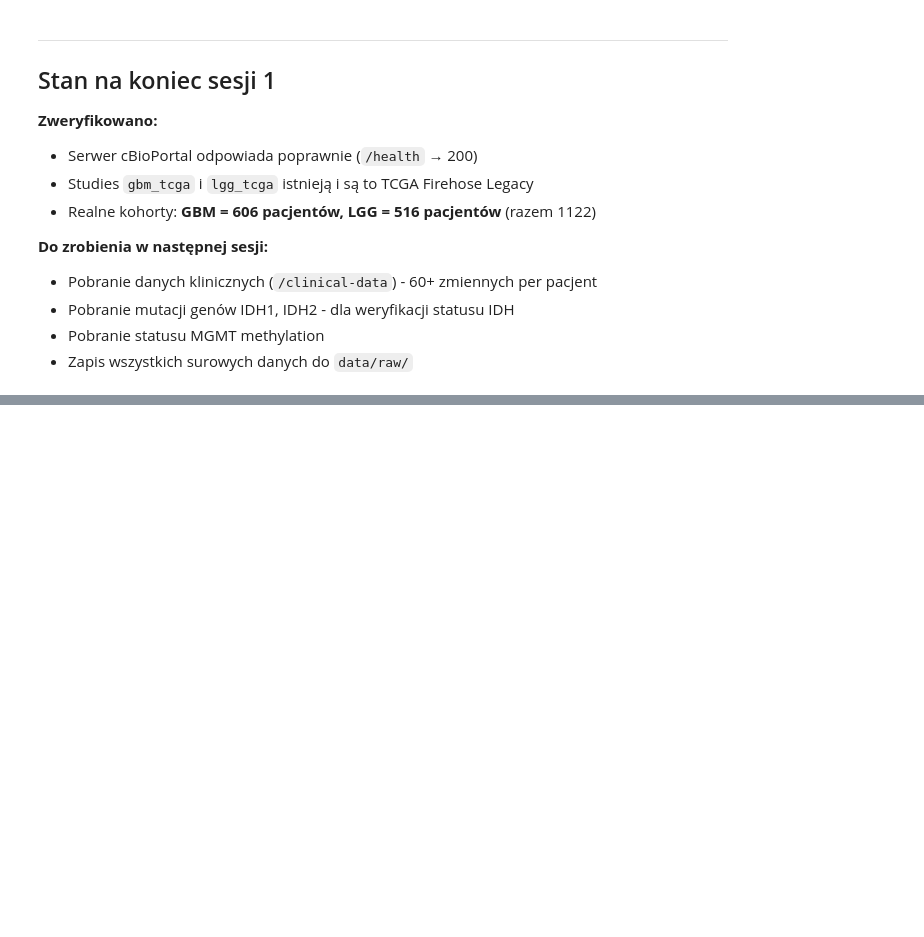
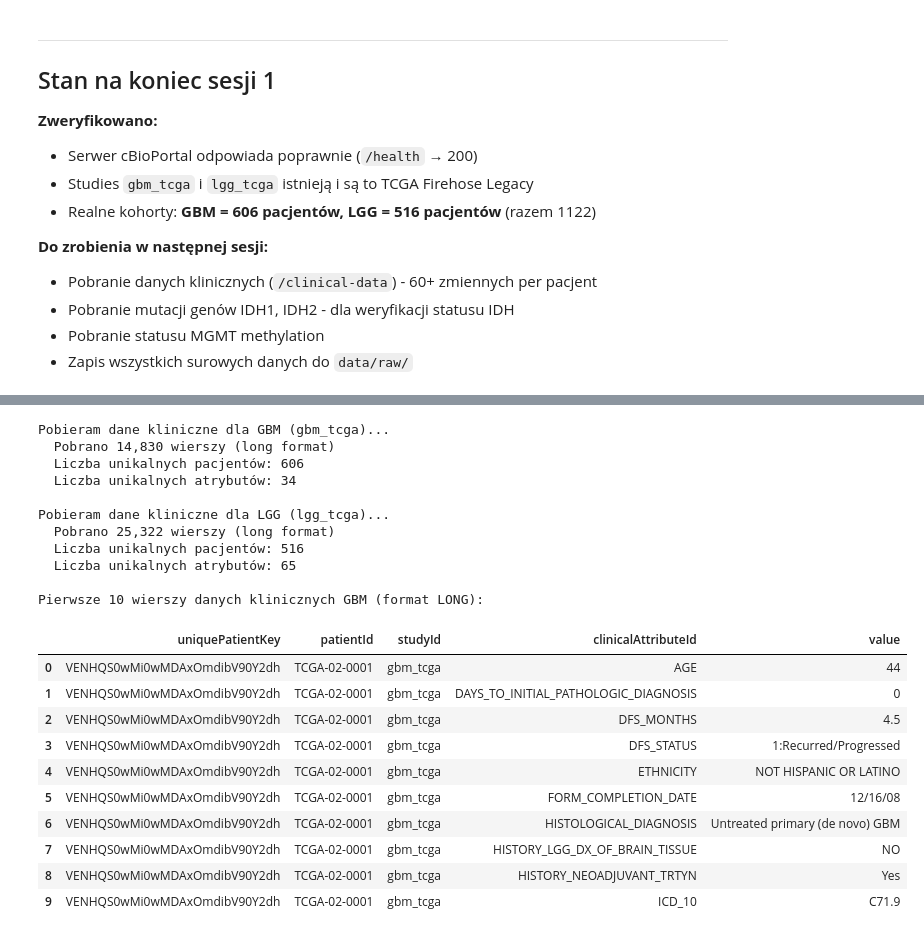
Before and after one commit to AnnaZimniewicz/tcga-glioma-survival, a Jupyter notebook: notebooks/01_data_acquisition.ipynb, the cells around one changed output, grey strips where cells are left out. Cells and saved outputs as stored; diff of their text form; code cells hidden in the pictures; blank space fills up the shorter version.

```diff
--- a/notebooks/01_data_acquisition.ipynb
+++ b/notebooks/01_data_acquisition.ipynb
@@ -291,0 +298,58 @@ Pierwsze 3 wiersze GBM:
+# %%
+# === KROK 6: Pobranie danych klinicznych w formacie LONG ===
+
+# Słownik, w którym zbierzemy dane kliniczne per studium
+clinical_long_per_study = {}
+
+for label, study_id in STUDY_IDS.items():
+    # Endpoint zwraca wszystkie dane kliniczne dla pacjentów w studium
+    url = f"{BASE_URL}/studies/{study_id}/clinical-data"
+
+    # clinicalDataType=PATIENT - chcemy atrybuty pacjenta (nie próbki)
+    # projection=SUMMARY - mniej pól, ale wszystko, czego nam trzeba
+    params = {
+        "clinicalDataType": "PATIENT",
+        "projection": "SUMMARY",
+        "pageSize": 1_000_000,
+        "pageNumber": 0,
+    }
+
+    print(f"Pobieram dane kliniczne dla {label} ({study_id})...")
+    response = requests.get(url, params=params)
+    response.raise_for_status()
+
+    # Zamieniamy odpowiedź na DataFrame
+    clinical_long = pd.DataFrame(response.json())
+    clinical_long_per_study[label] = clinical_long
+
+    print(f"  Pobrano {len(clinical_long):,} wierszy (long format)")
+    print(f"  Liczba unikalnych pacjentów: {clinical_long['patientId'].nunique()}")
+    print(f"  Liczba unikalnych atrybutów: {clinical_long['clinicalAttributeId'].nunique()}")
+    print()
+
+# Pokaż pierwsze 10 wierszy GBM dla wglądu w surową strukturę long
+print("Pierwsze 10 wierszy danych klinicznych GBM (format LONG):")
+display(clinical_long_per_study["GBM"].head(10))
+# %% [output]
+Pobieram dane kliniczne dla GBM (gbm_tcga)...
+  Pobrano 14,830 wierszy (long format)
+  Liczba unikalnych pacjentów: 606
+  Liczba unikalnych atrybutów: 34
+
+Pobieram dane kliniczne dla LGG (lgg_tcga)...
+  Pobrano 25,322 wierszy (long format)
+  Liczba unikalnych pacjentów: 516
+  Liczba unikalnych atrybutów: 65
+
+Pierwsze 10 wierszy danych klinicznych GBM (format LONG):
+|  | uniquePatientKey | patientId | studyId | clinicalAttributeId | value |
+| 0 | VENHQS0wMi0wMDAxOmdibV90Y2dh | TCGA-02-0001 | gbm_tcga | AGE | 44 |
+| 1 | VENHQS0wMi0wMDAxOmdibV90Y2dh | TCGA-02-0001 | gbm_tcga | DAYS_TO_INITIAL_PATHOLOGIC_DIAGNOSIS | 0 |
+| 2 | VENHQS0wMi0wMDAxOmdibV90Y2dh | TCGA-02-0001 | gbm_tcga | DFS_MONTHS | 4.5 |
+| 3 | VENHQS0wMi0wMDAxOmdibV90Y2dh | TCGA-02-0001 | gbm_tcga | DFS_STATUS | 1:Recurred/Progressed |
+| 4 | VENHQS0wMi0wMDAxOmdibV90Y2dh | TCGA-02-0001 | gbm_tcga | ETHNICITY | NOT HISPANIC OR LATINO |
+| 5 | VENHQS0wMi0wMDAxOmdibV90Y2dh | TCGA-02-0001 | gbm_tcga | FORM_COMPLETION_DATE | 12/16/08 |
+| 6 | VENHQS0wMi0wMDAxOmdibV90Y2dh | TCGA-02-0001 | gbm_tcga | HISTOLOGICAL_DIAGNOSIS | Untreated primary (de novo) GBM |
+| 7 | VENHQS0wMi0wMDAxOmdibV90Y2dh | TCGA-02-0001 | gbm_tcga | HISTORY_LGG_DX_OF_BRAIN_TISSUE | NO |
+| 8 | VENHQS0wMi0wMDAxOmdibV90Y2dh | TCGA-02-0001 | gbm_tcga | HISTORY_NEOADJUVANT_TRTYN | Yes |
+| 9 | VENHQS0wMi0wMDAxOmdibV90Y2dh | TCGA-02-0001 | gbm_tcga | ICD_10 | C71.9 |
```
Also changed, not shown: parts of 8 cells of this notebook.
